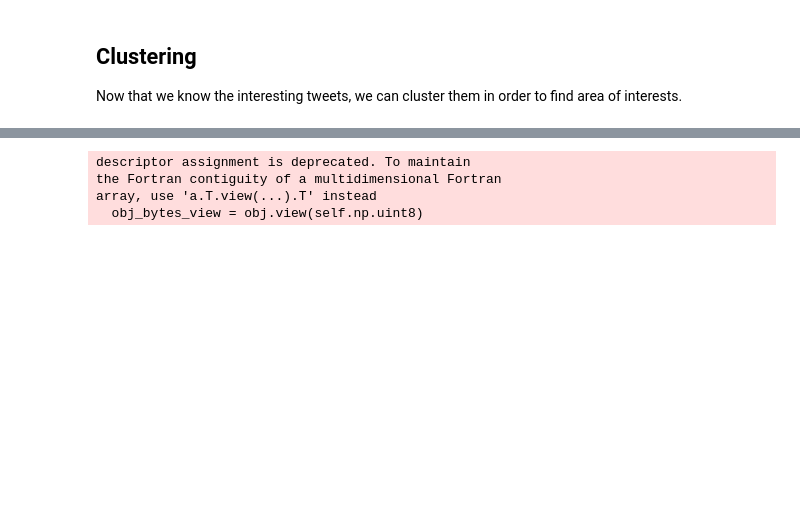
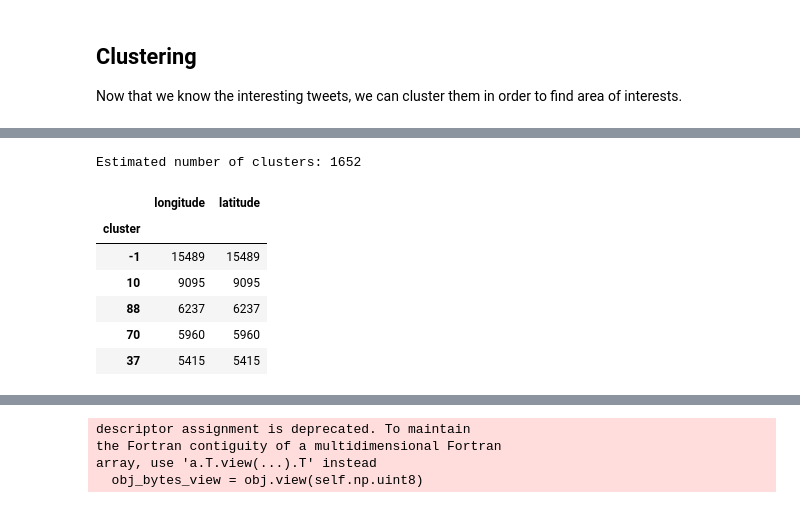
Before and after one commit to nathanquinteiro/ADA-Project, a Jupyter notebook: DataCleaning_Urbanization.ipynb, the cells around one changed output, grey strips where cells are left out. Saved outputs shown, nothing was run; the diff lists cells and outputs as text; code cells hidden in the pictures; blank space fills up the shorter version.

```diff
--- a/DataCleaning_Urbanization.ipynb
+++ b/DataCleaning_Urbanization.ipynb
@@ -194,3 +193,6 @@ non_urban.head()
 ## Clustering
 
 Now that we know the interesting tweets, we can cluster them in order to find area of interests.
+# %%
+array_data = non_urban[["longitude","latitude"]].as_matrix()
+array_data.shape
@@ -196,0 +201,4 @@ Now that we know the interesting tweets, we can cluster them in order to find ar
+# %%
+idx = np.random.randint(array_data.shape[0], size=200000)
+subset = array_data[idx]
+subset
@@ -196,0 +213,30 @@ Now that we know the interesting tweets, we can cluster them in order to find ar
+# %%
+from sklearn.cluster import DBSCAN
+from sklearn import metrics
+from sklearn.datasets.samples_generator import make_blobs
+from sklearn.preprocessing import StandardScaler
+
+db = DBSCAN(eps=0.01, min_samples=10).fit(subset)
+core_samples_mask = np.zeros_like(db.labels_, dtype=bool)
+core_samples_mask[db.core_sample_indices_] = True
+labels = db.labels_
+
+# Number of clusters in labels, ignoring noise if present.
+n_clusters_ = len(set(labels)) - (1 if -1 in labels else 0)
+
+print('Estimated number of clusters: %d' % n_clusters_)
+# %% [output]
+Estimated number of clusters: 1652
+# %%
+test = pd.DataFrame(subset)
+test.columns = ["longitude","latitude"]
+test["cluster"] = labels
+test.groupby("cluster").count().sort_values("longitude",ascending=False).head()
+# %% [output]
+|  | longitude | latitude |
+| cluster |  |  |
+| -1 | 15489 | 15489 |
+| 10 | 9095 | 9095 |
+| 88 | 6237 | 6237 |
+| 70 | 5960 | 5960 |
+| 37 | 5415 | 5415 |
```
Also changed, not shown: parts of 16 cells of this notebook, 4 other files.
